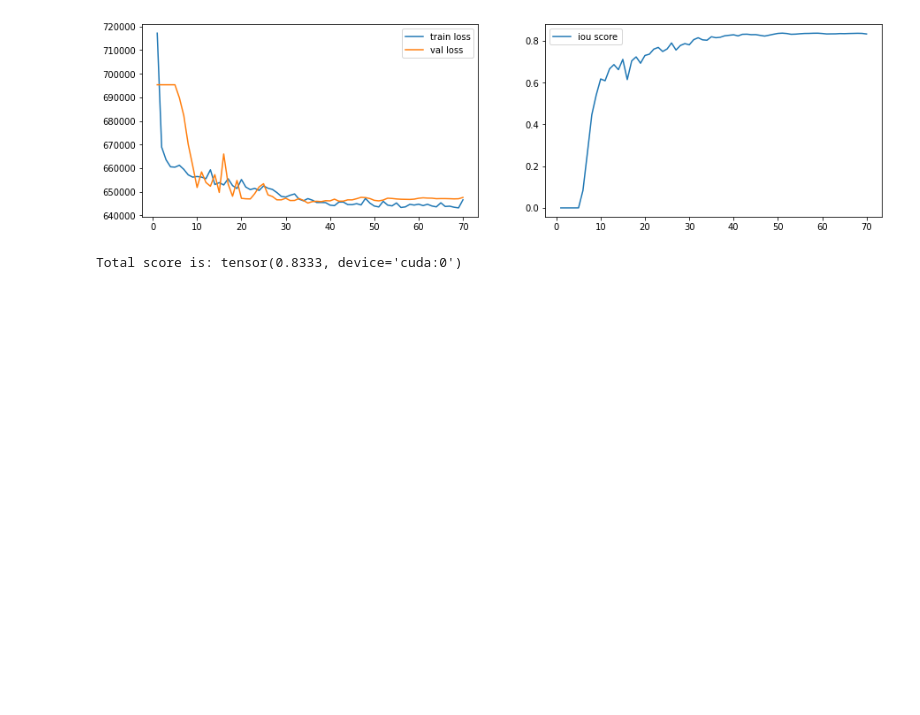
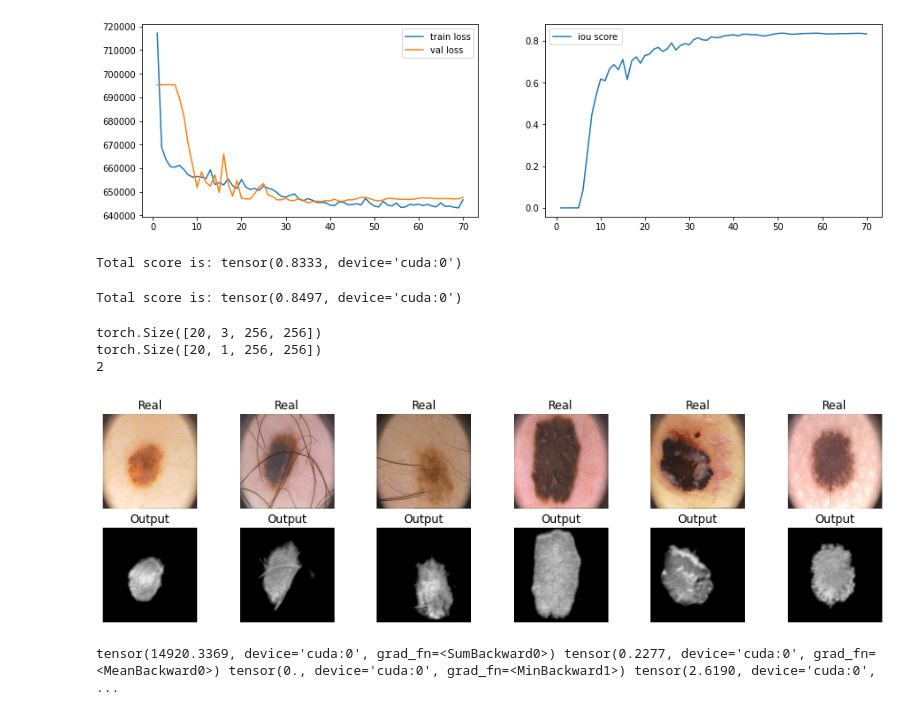
Before and after one commit to SamandarYokubov/CancelCancer, a Jupyter notebook: CancelCancer.ipynb, the cells around one changed output. Cells and saved outputs as stored; diff of their text form; code cells hidden in the pictures; blank space fills up the shorter version.

```diff
--- a/CancelCancer.ipynb
+++ b/CancelCancer.ipynb
@@ -457,0 +489,43 @@ Total score is: tensor(0.8333, device='cuda:0')
+# %%
+#focal
+unet_dice = UNet().to(device)
+unet_dice.load_state_dict(torch.load('unet.pt'))
+#max_epochs = 70
+#optim = torch.optim.Adam(unet_dice.parameters(), lr = 4e-4)
+#scheduler = torch.optim.lr_scheduler.StepLR(optim, step_size=25, gamma = 0.7)
+#dice_unet_loss_train, dice_unet_loss_val, dice_unet_score, best_model_weights = train(
+#    unet_dice, optim, scheduler, focal_loss, max_epochs, data_tr, data_val
+#    )
+print('Total score is:',score_model(unet_dice, iou_pytorch, data_ts))
+#torch.save(unet_dice.state_dict(), 'unet1.pt')
+# %% [output]
+Total score is: tensor(0.8497, device='cuda:0')
+# %%
+some_date = next(iter(data_ts))
+# %%
+print(some_date[0].shape)
+print(some_date[1].shape)
+print(len(some_date))
+# %% [output]
+torch.Size([20, 3, 256, 256])
+torch.Size([20, 1, 256, 256])
+2
+# %%
+answers = unet_dice(some_date[0].to(device))
+# %%
+clear_output(wait=True)
+for k in range(6):
+    plt.subplot(2, 6, k+1)
+    plt.imshow(np.rollaxis(some_date[0][k].numpy(), 0, 3), cmap='gray')
+    plt.title('Real')
+    plt.axis('off')
+    plt.subplot(2, 6, k+7)
+    plt.imshow(answers[k, 0].cpu().detach().numpy(), cmap='gray')
+    plt.title('Output')
+    plt.axis('off')
+# %% [output]
+[figure, added]
+# %%
+print(answers[0].sum(), answers[0].mean(), answers[0].min(), answers[0].max())
+# %% [output]
+tensor(14920.3369, device='cuda:0', grad_fn=<SumBackward0>) tensor(0.2277, device='cuda:0', grad_fn=<MeanBackward0>) tensor(0., device='cuda:0', grad_fn=<MinBackward1>) tensor(2.6190, device='cuda:0', ...
```
Also changed, not shown: parts of 15 cells of this notebook.
